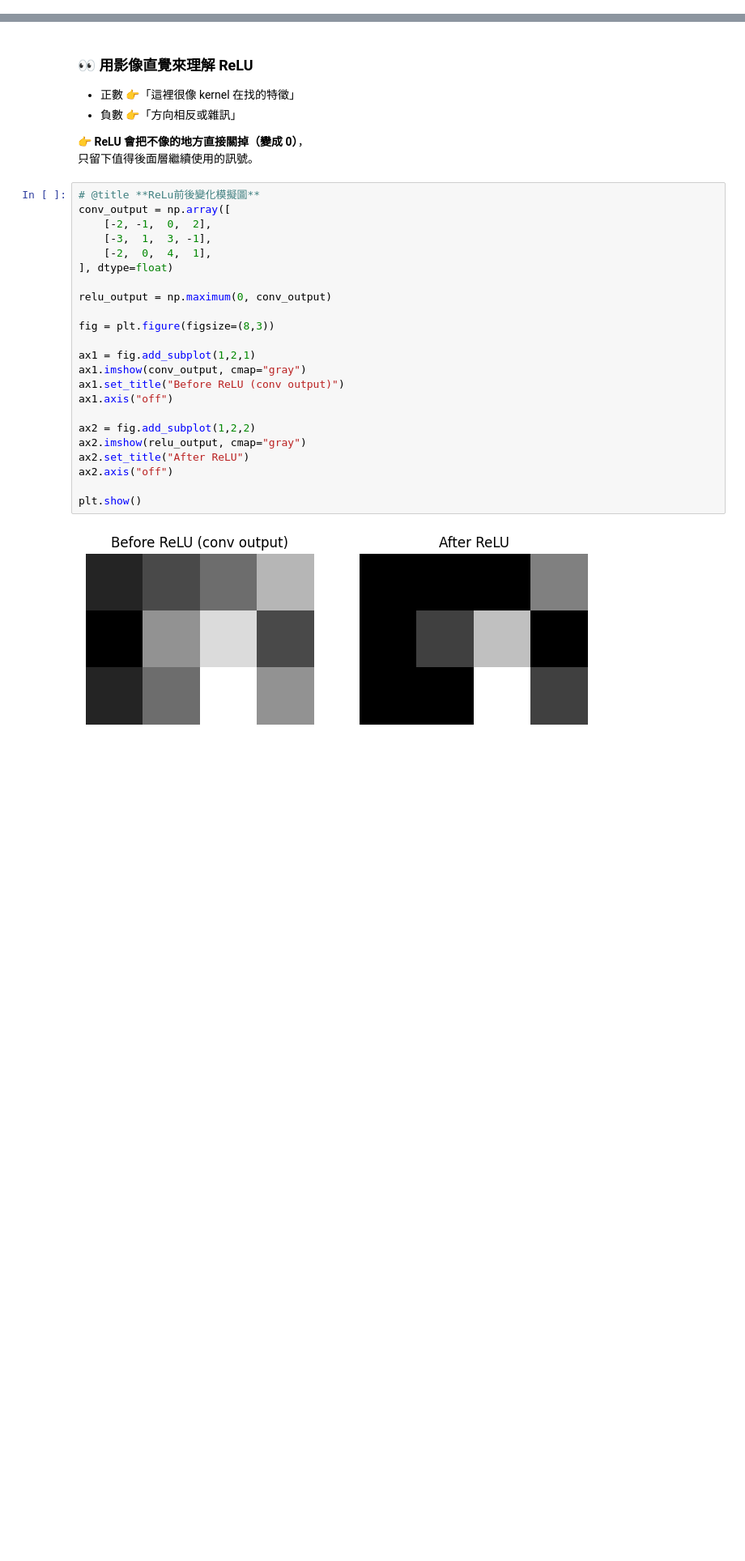
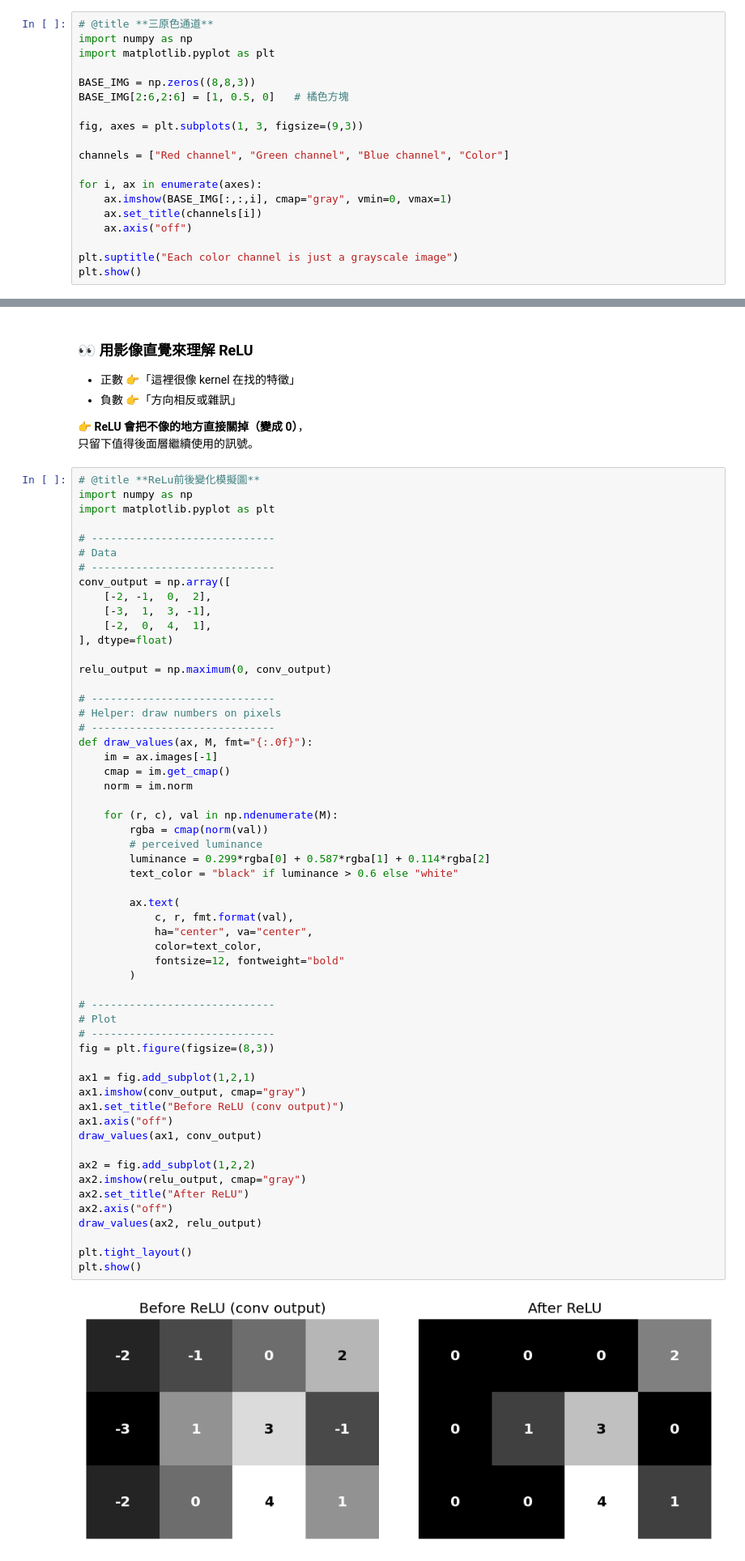
Before and after one commit to mz038197/Machine-Learning-Lab, a Jupyter notebook: lab/teacher/CNN/Introduction_Convolutional_Neural_Networks.ipynb, the cells around one changed output, grey strips where cells are left out. Shown at 81% size. Drawn from its saved outputs; the diff is of its cells as text; blank space fills up the shorter version.

```diff
--- a/lab/teacher/CNN/Introduction_Convolutional_Neural_Networks.ipynb
+++ b/lab/teacher/CNN/Introduction_Convolutional_Neural_Networks.ipynb
@@ -76,0 +37,19 @@ print(BASE_IMG[:,:, 2])
+# %%
+# @title **三原色通道**
+import numpy as np
+import matplotlib.pyplot as plt
+
+BASE_IMG = np.zeros((8,8,3))
+BASE_IMG[2:6,2:6] = [1, 0.5, 0]   # 橘色方塊
+
+fig, axes = plt.subplots(1, 3, figsize=(9,3))
+
+channels = ["Red channel", "Green channel", "Blue channel", "Color"]
+
+for i, ax in enumerate(axes):
+    ax.imshow(BASE_IMG[:,:,i], cmap="gray", vmin=0, vmax=1)
+    ax.set_title(channels[i])
+    ax.axis("off")
+
+plt.suptitle("Each color channel is just a grayscale image")
+plt.show()
@@ -438,29 +694,62 @@ plt.show()
 只留下值得後面層繼續使用的訊號。
 # %%
 # @title **ReLu前後變化模擬圖**
+import numpy as np
+import matplotlib.pyplot as plt
+
+# -----------------------------
+# Data
+# -----------------------------
 conv_output = np.array([
     [-2, -1,  0,  2],
     [-3,  1,  3, -1],
     [-2,  0,  4,  1],
 ], dtype=float)
 
 relu_output = np.maximum(0, conv_output)
 
+# -----------------------------
+# Helper: draw numbers on pixels
+# -----------------------------
+def draw_values(ax, M, fmt="{:.0f}"):
+    im = ax.images[-1]
+    cmap = im.get_cmap()
+    norm = im.norm
+
+    for (r, c), val in np.ndenumerate(M):
+        rgba = cmap(norm(val))
+        # perceived luminance
+        luminance = 0.299*rgba[0] + 0.587*rgba[1] + 0.114*rgba[2]
+        text_color = "black" if luminance > 0.6 else "white"
+
+        ax.text(
+            c, r, fmt.format(val),
+            ha="center", va="center",
+            color=text_color,
+            fontsize=12, fontweight="bold"
+        )
+
+# -----------------------------
+# Plot
+# -----------------------------
 fig = plt.figure(figsize=(8,3))
 
 ax1 = fig.add_subplot(1,2,1)
 ax1.imshow(conv_output, cmap="gray")
 ax1.set_title("Before ReLU (conv output)")
 ax1.axis("off")
+draw_values(ax1, conv_output)
 
 ax2 = fig.add_subplot(1,2,2)
 ax2.imshow(relu_output, cmap="gray")
 ax2.set_title("After ReLU")
 ax2.axis("off")
+draw_values(ax2, relu_output)
 
+plt.tight_layout()
 plt.show()
 # %% [output]
-[figure, old version]
+[figure, new version]
 # %% [markdown]
 <br>
 # %% [markdown]
```
Also changed, not shown: parts of 23 cells of this notebook.
